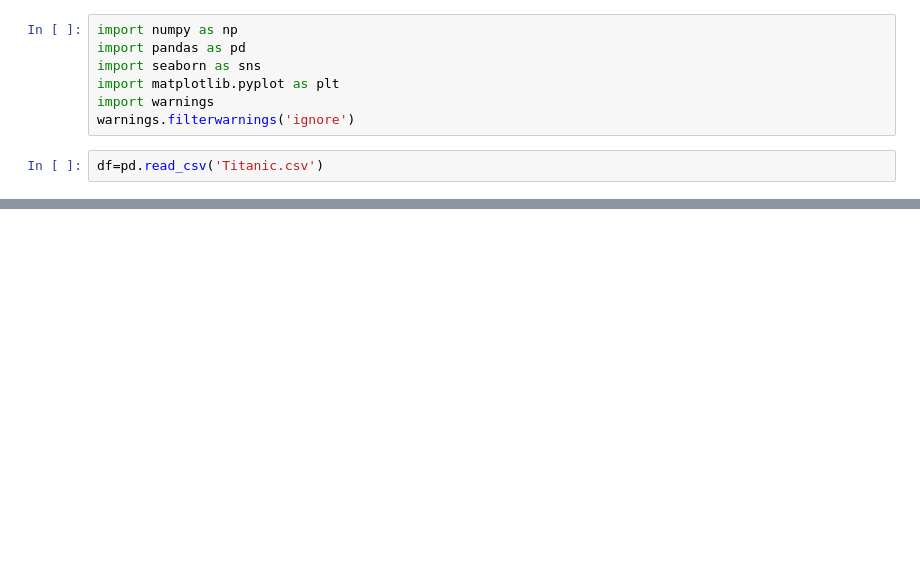
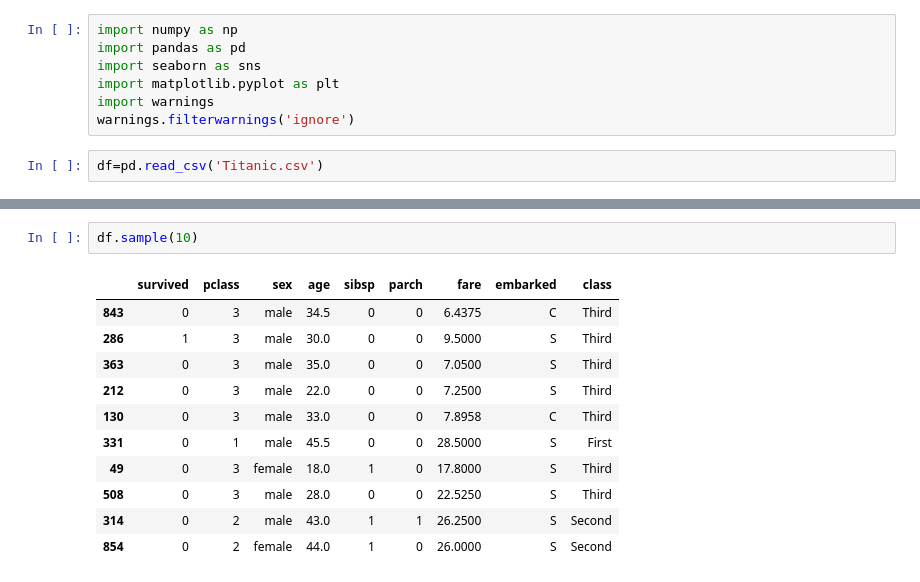
Before and after one commit to Rohit2209Raj/100_Days_of_Machine_Learning_new, a Jupyter notebook: Feature Engineering/1.Scaling/3.CategoricalEncoding/3.One Hot Encoder/OneHotEncoder_Titanic.ipynb, the cells around one changed output, grey strips where cells are left out. Drawn from its saved outputs; the diff is of its cells as text; blank space fills up the shorter version.

```diff
--- a/Feature Engineering/1.Scaling/3.CategoricalEncoding/3.One Hot Encoder/OneHotEncoder_Titanic.ipynb
+++ b/Feature Engineering/1.Scaling/3.CategoricalEncoding/3.One Hot Encoder/OneHotEncoder_Titanic.ipynb
@@ -23,0 +22,14 @@ df.sample(10)
+# %%
+df.sample(10)
+# %% [output]
+|  | survived | pclass | sex | age | sibsp | parch | fare | embarked | class |
+| 843 | 0 | 3 | male | 34.5 | 0 | 0 | 6.4375 | C | Third |
+| 286 | 1 | 3 | male | 30.0 | 0 | 0 | 9.5000 | S | Third |
+| 363 | 0 | 3 | male | 35.0 | 0 | 0 | 7.0500 | S | Third |
+| 212 | 0 | 3 | male | 22.0 | 0 | 0 | 7.2500 | S | Third |
+| 130 | 0 | 3 | male | 33.0 | 0 | 0 | 7.8958 | C | Third |
+| 331 | 0 | 1 | male | 45.5 | 0 | 0 | 28.5000 | S | First |
+| 49 | 0 | 3 | female | 18.0 | 1 | 0 | 17.8000 | S | Third |
+| 508 | 0 | 3 | male | 28.0 | 0 | 0 | 22.5250 | S | Third |
+| 314 | 0 | 2 | male | 43.0 | 1 | 1 | 26.2500 | S | Second |
+| 854 | 0 | 2 | female | 44.0 | 1 | 0 | 26.0000 | S | Second |
```
Also changed, not shown: parts of 26 cells of this notebook, 1 other file.
